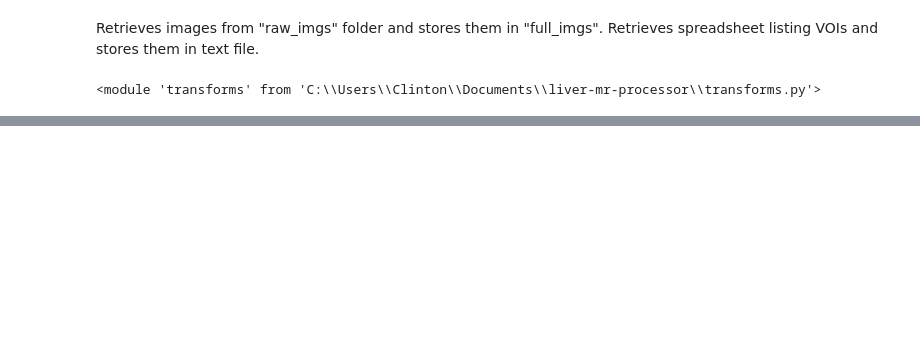
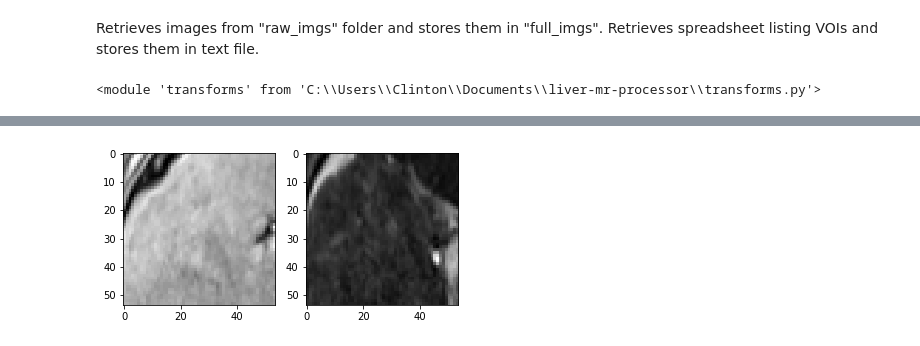
Before and after one commit to clintonjwang/cancer-staging, a Jupyter notebook: data-retrieval.ipynb, the cells around one changed output, grey strips where cells are left out. Drawn from its saved outputs; the diff is of its cells as text; code cells hidden in the pictures; blank space fills up the shorter version.

```diff
--- a/data-retrieval.ipynb
+++ b/data-retrieval.ipynb
@@ -198,12 +124,6 @@ params = pyelastix.get_default_params(type="RIGID")
 img_dir = "full_imgs"
 if not os.path.exists(img_dir):
     os.makedirs(img_dir)
-# %%
-def rescale(img, target_dims, cur_dims):
-    vox_scale = [float(target_dims[i]/cur_dims[i]) for i in range(3)]
-    img = tr.scale3d(img, vox_scale)
-
-    return img, vox_scale
 # %%
 print("Loading DCMs...")
 mrns = list(set(df['Patient E Number'].dropna().astype(str).tolist()))
@@ -437,0 +239,6 @@ First, try VGGNet, then ResNet. Then try VAE-GAN, training on benign only; devia
+# %%
+voi_df = pd.DataFrame(rois, columns = ["Filename", "x1", "x2", "y1", "y2", "z1", "z2", "cls"]).dropna()
+voi_df = voi_df.astype({"x1": int, "x2": int, "y1": int, "y2": int, "z1": int, "z2": int})
+voi_df['dx'] = voi_df.apply(lambda row: row['x2'] - row['x1'], axis=1)
+voi_df['dy'] = voi_df.apply(lambda row: row['y2'] - row['y1'], axis=1)
+voi_df['dz'] = voi_df.apply(lambda row: row['z2'] - row['z1'], axis=1)
@@ -437,0 +247,30 @@ First, try VGGNet, then ResNet. Then try VAE-GAN, training on benign only; devia
+# %%
+def plot_section(img, df, pad=30):
+    plt.subplot(121)
+    plt.imshow(np.transpose(img[df['x1']-pad:df['x2']+pad,
+                                df['y2']+pad:df['y1']-pad:-1,
+                                (df['z1']+df['z2'])//2, 0], (1,0)), cmap='gray')
+    plt.subplot(122)
+    plt.imshow(np.transpose(img[df['x1']-pad:df['x2']+pad,
+                                df['y2']+pad:df['y1']-pad:-1,
+                                (df['z1']+df['z2'])//2, 1], (1,0)), cmap='gray')
+
+def plot_section_xyz(img, x,y,z, pad=30):
+    plt.subplot(121)
+    plt.imshow(np.transpose(img[x[0]-pad:x[1]+pad, y[1]+pad:y[0]-pad:-1, (z[0]+z[1])//2,0], (1,0)), cmap='gray')
+    plt.subplot(122)
+    plt.imshow(np.transpose(img[x[0]-pad:x[1]+pad, y[1]+pad:y[0]-pad:-1, (z[0]+z[1])//2,1], (1,0)), cmap='gray')
+
+
+def plot_section_mrn(mrn,x,y,z, pad=30):
+    plt.subplot(211)
+    plt.imshow(np.transpose(art[mrn][x[0]-pad:x[1]+pad, y[1]+pad:y[0]-pad:-1, (z[0]+z[1])//2], (1,0)), cmap='gray')
+    plt.subplot(212)
+    plt.imshow(np.transpose(t2[mrn][x[0]-pad:x[1]+pad, y[1]+pad:y[0]-pad:-1, (z[0]+z[1])//2], (1,0)), cmap='gray')
+# %%
+img_fn = "13010227.npy"
+img = np.load("full_imgs\\"+img_fn)
+# %%
+plot_section(img, voi_df[voi_df["Filename"] == img_fn].iloc[0], pad=20)
+# %% [output]
+[figure, added]
```
Also changed, not shown: parts of 27 cells of this notebook, 3 other files.
